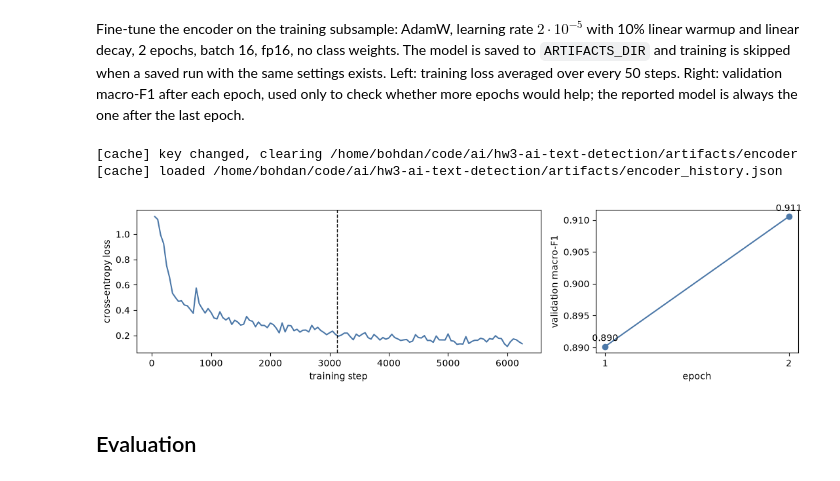
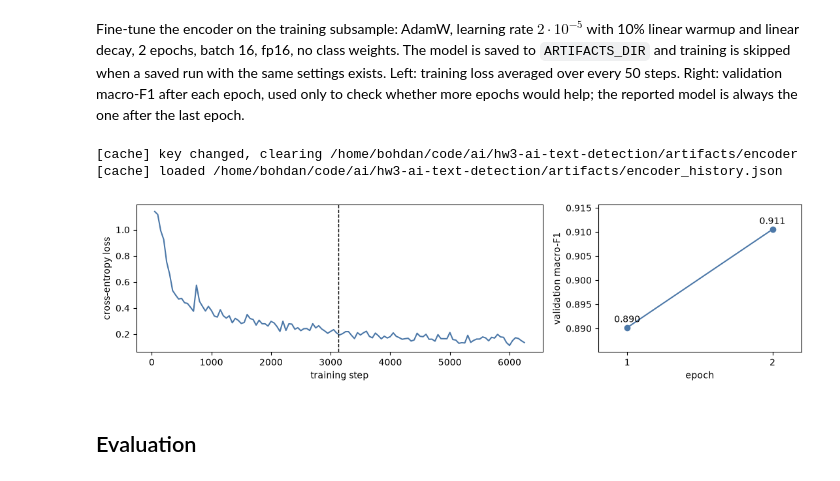
Before and after one commit to BohdanZasymovych/ai-hw3-ai-text-detection, a Jupyter notebook: notebooks/03_encoder.ipynb, the cells around one changed output. Drawn from its saved outputs; the diff is of its cells as text; code cells hidden in the pictures.

```diff
--- a/notebooks/03_encoder.ipynb
+++ b/notebooks/03_encoder.ipynb
@@ -99,33 +99,34 @@ Fine-tune the encoder on the training subsample: AdamW, learning rate $2 \cdot 1
 # %%
 TRAIN = {"lr": 2e-5, "epochs": 2, "batch_size": 16, "warmup": 0.1, "weight_decay": 0.01, "seed": SEED}
 KEY = {**tok_key, "backbone": ENCODER, **TRAIN, "v": 2}
 label_order = np.array(LABEL_ORDER)
 y_train = train["label"].map({label: i for i, label in enumerate(LABEL_ORDER)}).to_numpy()
 
 model_dir = artifact_dir("encoder", key=KEY)
 history = cached("encoder_history", lambda: train_encoder(
     ENCODER, encoded["train"]["ids"], y_train, model_dir,
     val_ids=encoded["val"]["ids"], val_labels=val["label"].to_numpy(), **TRAIN), key=KEY, kind="json")
 
 loss, per_epoch = pd.DataFrame(history["loss"]), pd.DataFrame(history["val"])
 fig, (ax_loss, ax_f1) = plt.subplots(1, 2, figsize=(11, 3), gridspec_kw={"width_ratios": [2, 1]})
 ax_loss.plot(loss["step"], loss["loss"], color="#4C78A8")
 for step in per_epoch["step"].iloc[:-1]:
     ax_loss.axvline(step, color="black", ls="--", lw=1)  # end of an epoch
 ax_loss.set_xlabel("training step")
 ax_loss.set_ylabel("cross-entropy loss")
 ax_f1.plot(per_epoch["epoch"], per_epoch["macro_f1"], marker="o", color="#4C78A8")
 for epoch, f1 in zip(per_epoch["epoch"], per_epoch["macro_f1"]):
     ax_f1.annotate(f"{f1:.3f}", (epoch, f1), textcoords="offset points", xytext=(0, 6), ha="center")
+ax_f1.margins(x=0.2, y=0.25)  # room for the value labels
 ax_f1.set_xticks(per_epoch["epoch"])
 ax_f1.set_xlabel("epoch")
 ax_f1.set_ylabel("validation macro-F1")
 plt.tight_layout()
 plt.show()
 # %% [output]
 [cache] key changed, clearing /home/bohdan/code/ai/hw3-ai-text-detection/artifacts/encoder
 [cache] loaded /home/bohdan/code/ai/hw3-ai-text-detection/artifacts/encoder_history.json
-[figure, old version]
+[figure, new version]
 # %% [markdown]
 ## Evaluation
 # %% [markdown]
```
Also changed, not shown: 1 other file.
